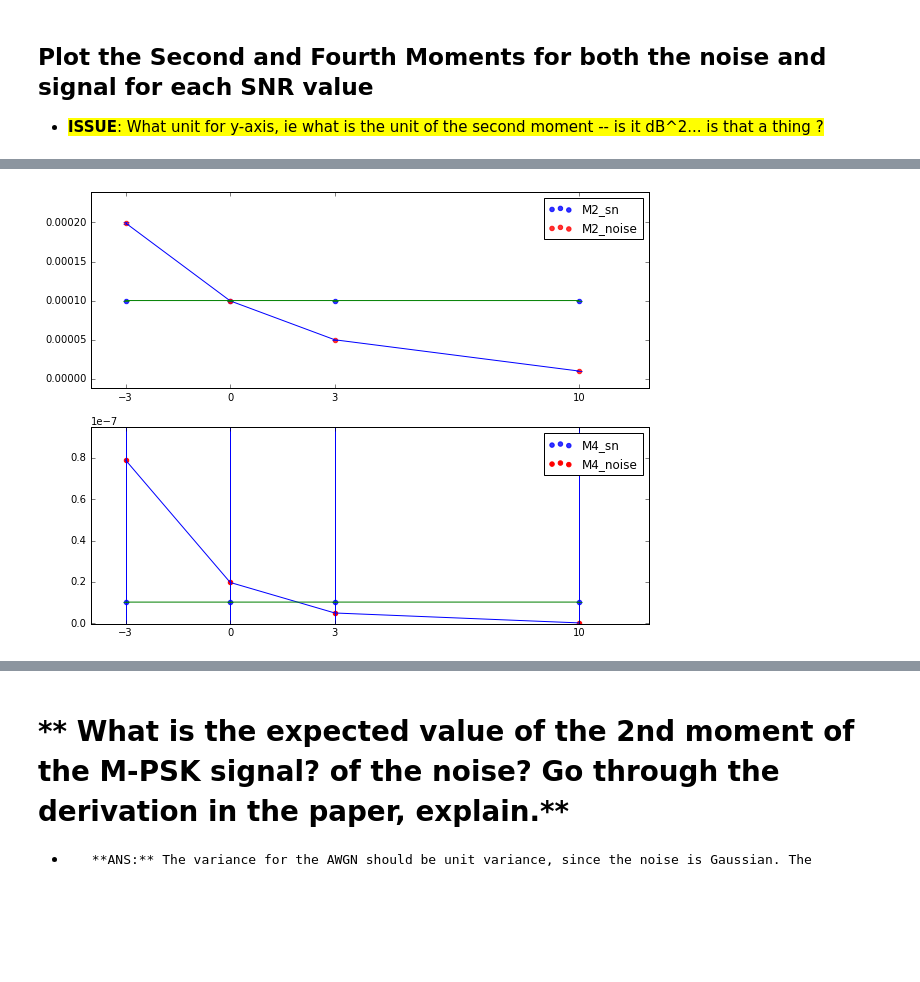
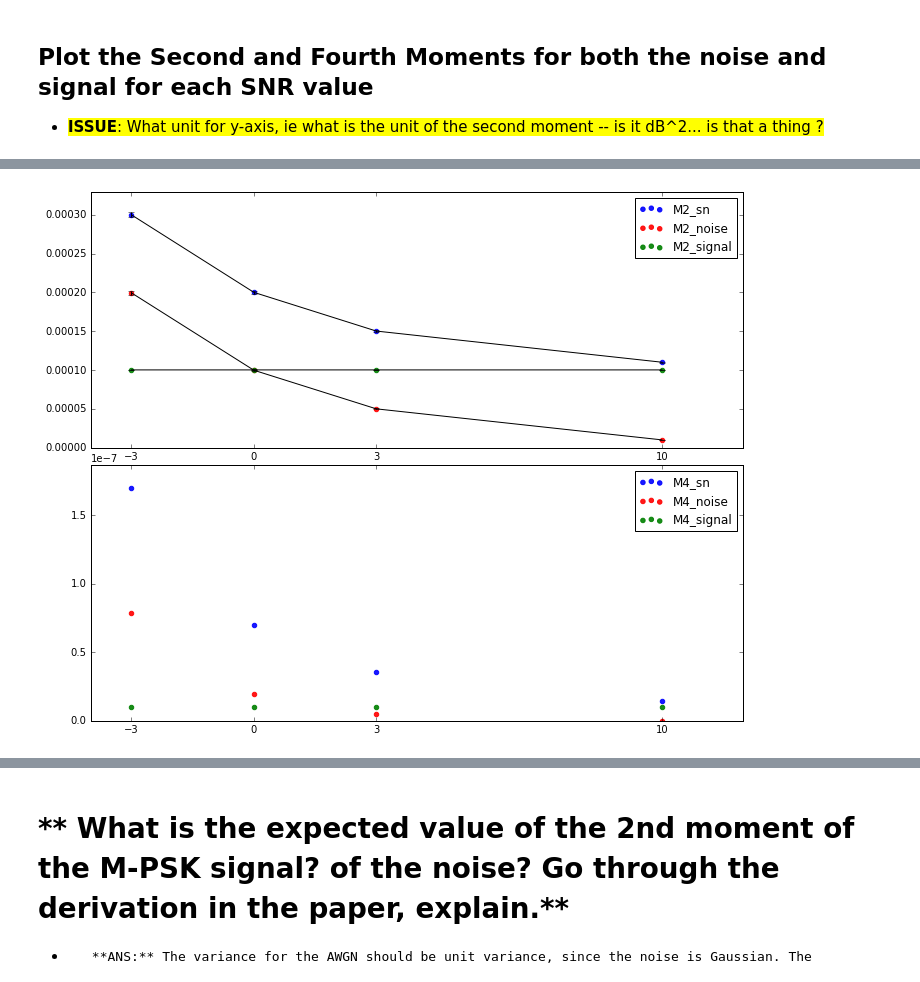
Before and after one commit to rollingcoconut/RadioML, a Jupyter notebook: Detecting_Users_psk_samps_pickled.ipynb, the cells around one changed output, grey strips where cells are left out. Cells and saved outputs as stored; diff of their text form; code cells hidden in the pictures; blank space fills up the shorter version.

Commit message:
Added data about signal without noise

```diff
--- a/Detecting_Users_psk_samps_pickled.ipynb
+++ b/Detecting_Users_psk_samps_pickled.ipynb
@@ -254,14 +259,19 @@ f3, axtuple3 = plt.subplots(2,1,  figsize=(10, 15))
 no_trials=128 # when no_trials is  100, no of flattened samples is 12800
 
 M2_noise = []
+M2_noise_err= []
 M2_sn= []
-M2_noise_err= []
 M2_sn_err= []
+M2_signal= []
+M2_signal_err= []
+
 
 M4_noise= []
+M4_noise_err= []
 M4_sn= []
-M4_noise_err= []
 M4_sn_err= []
+M4_signal= []
+M4_signal_err= []
 
 
 # collect m2,m4 data for each snr, plot 95% confidence interval in error bar  limits
@@ -274,20 +284,19 @@ for i, snr_desired in enumerate(snrlist):
     noise_samples_1024 = np.array([j for f in noise_files_1024  for i,j, in enumerate(np.load(f))]) #128x1024
 
 
-    ####128 trials of SIGNAL####
+    ####128 trials of NoiseLESS SIGNAL####
+    signal_pattern = "samples/samples_" + ("%.1f" % snr_desired) + "db_1024" + "*signal.npy"
+    signal_files_1024 = [file for file in glob.glob(signal_pattern)]
+    signal_samples_1024 = np.array([j for f in signal_files_1024 for i,j, in enumerate(np.load(f))])
+
+    ####128 trials of Noisey SIGNAL####
     sn_pattern = "samples/samples_" + ("%.1f" % snr_desired) + "db_1024" + "*sn.npy"
     sn_files_1024 = [file for file in glob.glob(sn_pattern)]
     sn_samples_1024 = np.array([j for f in sn_files_1024 for i,j, in enumerate(np.load(f))])
 
 
-    ####128 trials of Noisey SIGNAL####
-    sn_pattern = "samples/samples_" + ("%.1f" % snr_desired) + "db_1024" + "*signal.npy"
-    sn_files_1024 = [file for file in glob.glob(sn_pattern)]
-    sn_samples_1024 = np.array([j for f in sn_files_1024 for i,j, in enumerate(np.load(f))])
-
-
-
-    # append M2, M4, confidence limits for errors into arrays
+#NOISE
+# append M2, M4, confidence limits for errors into arrays
     # Compute the moment 128 times, one for each trial. THEN finding mean of all the moments
     M2_noise.append(np.mean([np.mean(abs(noise_samples_1024[j])**2) for j in range(no_trials)]))   #becomes 4x128
     M4_noise.append(np.mean([np.mean(abs(noise_samples_1024[j])**4) for j in range(no_trials)]))
@@ -299,54 +308,79 @@ for i, snr_desired in enumerate(snrlist):
     M2_noise_err.append(st.t.interval(0.95, len(nx2)-1, loc=np.mean(nx2), scale=st.sem(nx2)))
     M4_noise_err.append(st.t.interval(0.95, len(nx4)-1, loc=np.mean(nx4), scale=st.sem(nx4)))
 
+# Noisy signal
+    # append mean M2, M4 per SNR into arrays
     M2_sn.append(np.mean([np.mean(abs(sn_samples_1024[j])**2) for j in range(no_trials)]))
     M4_sn.append(np.mean([np.mean(abs(sn_samples_1024[j])**4) for j in range(no_trials)]))
 
-    #limits of 95% confid
+    # mean moment data, used in error bar
     sx2 = [np.mean(abs(sn_samples_1024[j])**2) for j in range(no_trials)]
     sx4 = [np.mean(abs(sn_samples_1024[j])**4) for j in range(no_trials)]
 
+    #limits of 95% confid
     M2_sn_err.append(st.t.interval(0.95, len(sx2)-1, loc=np.mean(sx2), scale=st.sem(sx2)))
     M4_sn_err.append(st.t.interval(0.95, len(sx4)-1, loc=np.mean(sx4), scale=st.sem(sx4)))
 
+# NoiseLESS Signal
+    # append mean M2, M4 per SNR into arrays
+    M2_signal.append(np.mean([np.mean(abs(signal_samples_1024[j])**2) for j in range(no_trials)]))
+    M4_signal.append(np.mean([np.mean(abs(signal_samples_1024[j])**4) for j in range(no_trials)]))
+
+    # mean moment data, used in error bar
+    s2 = [np.mean(abs(signal_samples_1024[j])**2) for j in range(no_trials)]
+    s4 = [np.mean(abs(signal_samples_1024[j])**4) for j in range(no_trials)]
+
+    #limits of 95% confid
+    M2_signal_err.append(st.t.interval(0.95, len(s2)-1, loc=np.mean(s2), scale=st.sem(s2)))
+    M4_signal_err.append(st.t.interval(0.95, len(s4)-1, loc=np.mean(s4), scale=st.sem(s4)))
 
 
+### Plot M2 Data
 # M2 data
-axtuple3[0].scatter( snrlist, M2_sn,color="b",alpha=0.8, label="M2_sn")
-axtuple3[0].scatter( snrlist, M2_noise,color="r",alpha=0.8, label="M2_noise")
-axtuple3[0].set_ylim([-1.2*min( sum([M2_sn,M2_noise],[]) ),1.2*max( sum([M2_sn,M2_noise],[]) )])
+axtuple3[0].scatter( snrlist, M2_sn,color="b",alpha=0.9, label="M2_sn")
+axtuple3[0].scatter( snrlist, M2_noise,color="r",alpha=0.9, label="M2_noise")
+axtuple3[0].scatter( snrlist, M2_signal  ,color="g",alpha=0.9, label="M2_signal")
+axtuple3[0].set_ylim([min( sum([[0],M2_sn,M2_noise, M2_signal],[]) ),1.1*max( sum([M2_sn,M2_noise, M2_signal],[]) )])
 
+
+# ie errobar(x,y,yerr=error deltas for each value of y)
 # M2 error bar
-yerr_noise = [np.abs(a-b)/2 for (a,b) in M2_noise_err]
-axtuple3[0].errorbar(snrlist, M2_noise, yerr=yerr_noise)
+yerr_noise = [(a-b) for (a,b) in M2_noise_err]
+print(yerr_noise)
+axtuple3[0].errorbar(snrlist, M2_noise, yerr=yerr_noise,  color="black")
 
-yerr_sn = [np.abs(a-b)/2 for (a,b) in M2_sn_err]
-axtuple3[0].errorbar(snrlist, M2_sn, yerr=yerr_sn)
+yerr_sn = [(a-b) for (a,b) in M2_sn_err]
+axtuple3[0].errorbar(snrlist, M2_sn, yerr=yerr_sn, color="black")
+
+yerr_signal = [(a-b) for (a,b) in M2_signal_err]
+axtuple3[0].errorbar(snrlist, M2_signal, yerr=yerr_signal , color="black")
 
 axtuple3[0].set_xticks(snrlist)
-axtuple3[0].set_title="M2 vs SNR w/ confidence int. %95"
-axtuple3[0].set_xlabel="SNR values"
 axtuple3[0].legend( loc="best")
 
+
+### Plot M4 Data
 # M4 data
-axtuple3[1].scatter( snrlist, M4_sn,color="b",alpha=0.8,label ="M4_sn")
-axtuple3[1].scatter( snrlist, M4_noise,color="r",  label="M4_noise")
+axtuple3[1].scatter( snrlist, M4_sn,color="b",alpha=0.9, label="M4_sn")
+axtuple3[1].scatter( snrlist, M4_noise,color="r",alpha=0.9, label="M4_noise")
+axtuple3[1].scatter( snrlist, M4_signal  ,color="g",alpha=0.9, label="M4_signal")
 
-#M4 errorbar
-yerr4_noise = [(a-b) for (a,b) in M4_noise_err]
-axtuple3[1].errorbar(snrlist, M4_noise, yerr=yerr4_noise)
+# M4 error bar
+yerr_noise = [(a-b) for (a,b) in M4_noise_err]
+#axtuple3[1].errorbar(snrlist, M4_noise, yerr=yerr_noise,  color="black")
 
-yerr4_sn = [(a-b) for (a,b) in M4_sn_err]
-axtuple3[1].errorbar(snrlist, M4_sn, yerr=yerr4_sn)
+yerr_sn = [(a-b) for (a,b) in M4_sn_err]
+#axtuple3[1].errorbar(snrlist, M4_sn, yerr=yerr_sn, color="black")
 
-axtuple3[1].set_ylim([-1.2*min( sum([M4_sn,M4_noise],[]) ),
-                      1.2*max( sum([M4_sn,M4_noise],[]) )])
+yerr_signal = [(a-b) for (a,b) in M4_signal_err]
+#axtuple3[1].errorbar(snrlist, M4_signal, yerr=yerr_noise, color="black")
 
 axtuple3[1].set_xticks(snrlist)
-axtuple3[1].set_title="M2 vs SNR w/ confidence int. %95"
-axtuple3[1].set_xlabel="SNR values"
 axtuple3[1].legend( loc="best")
+# ylim
+axtuple3[1].set_ylim([min( sum([[0], M4_sn,M4_noise, M4_signal],[]) ), 1.1*max( sum([M4_sn,M4_noise, M4_signal],[]) )])
 
-#plt.tight_layout()
+
+plt.tight_layout()
 plt.subplots_adjust(bottom=0.5) # use a lower number to make more vertical space
 # %% [output]
@@ -353 +388 @@ plt.subplots_adjust(bottom=0.5) # use a lower number to make more vertical space
-[figure, old version]
+[figure, new version]
```
Also changed, not shown: parts of 4 cells of this notebook.
